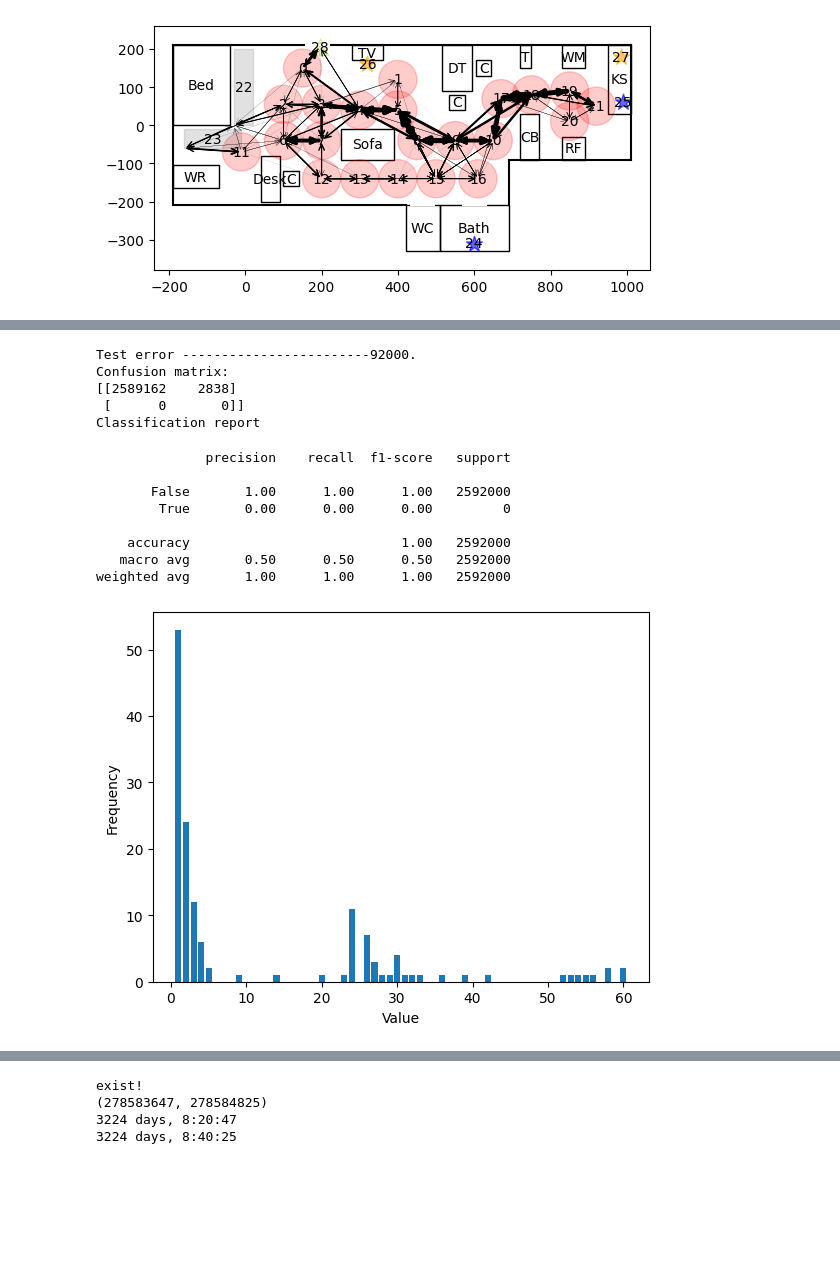
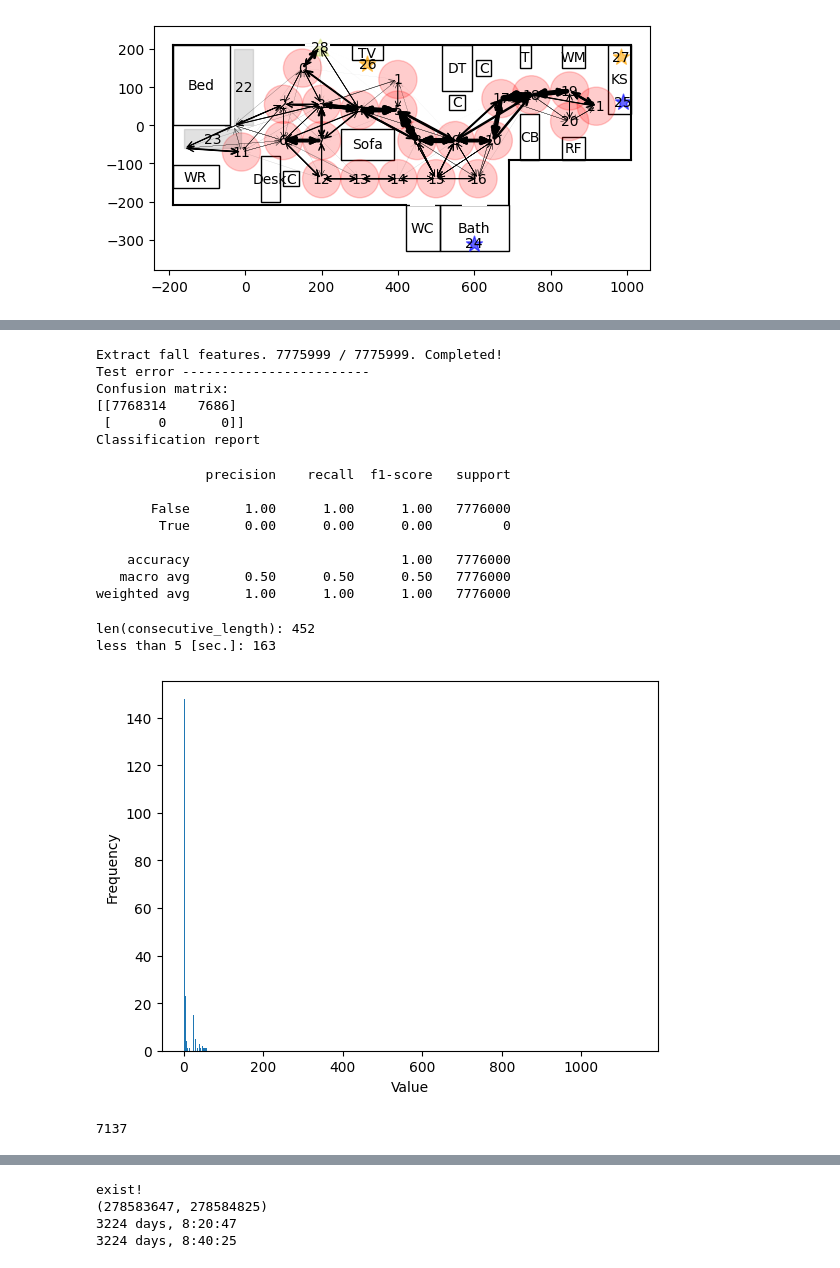
Before and after one commit to tanakai0/SensorDataSimulator, a Jupyter notebook: under_development.ipynb, the cells around one changed output, grey strips where cells are left out. Cells and saved outputs as stored; diff of their text form; code cells hidden in the pictures; blank space fills up the shorter version.

```diff
--- a/under_development.ipynb
+++ b/under_development.ipynb
@@ -3325,8 +3325,8 @@ def online_detection_test(classifier, path, data_type = "raw", time_step = 1, wi
 data_type = "raw"
 time_step = 1
 window_len = 121
-half_len = 5000
-# half_len = 30000
+# half_len = 5000
+half_len = 30000
 nrt_type = "instantaneous"
 
 # training data
@@ -3387,7 +3409,7 @@ weighted avg       1.00      1.00      1.00    451380
 # %%
 end = 9*360*24*60*60
-start = end - 30*24*60*60
-
+start = end - 3*30*24*60*60
+test_path = layout_database_path / "test_layout" / "test_data_4"
 y_test, y_pred = online_detection_test(decision_tree, test_path,
         data_type = data_type, time_step=time_step, window_len=window_len, nrt_type = nrt_type, data_range = (start, end), half_len = half_len)
 
@@ -3404,39 +3426,58 @@ print(confusion_matrix(y_test, y_pred))
 print("Classification report")
 print(classification_report(y_test, y_pred))
 # %% [output]
-Test error ------------------------92000.
+Extract fall features. 7775999 / 7775999. Completed!
+Test error ------------------------
 Confusion matrix:
-[[2589162    2838]
+[[7768314    7686]
  [      0       0]]
 Classification report
               precision    recall  f1-score   support
 
-       False       1.00      1.00      1.00   2592000
+       False       1.00      1.00      1.00   7776000
         True       0.00      0.00      0.00         0
 
-    accuracy                           1.00   2592000
-   macro avg       0.50      0.50      0.50   2592000
-weighted avg       1.00      1.00      1.00   2592000
+    accuracy                           1.00   7776000
+   macro avg       0.50      0.50      0.50   7776000
+weighted avg       1.00      1.00      1.00   7776000
 # %%
 import matplotlib.pyplot as plt
 
 true_regions = analysis.find_true_regions_in_ndarray(y_pred)
 consecutive_length = [r[1] - r[0] for r in true_regions]
+print(f"len(consecutive_length): {len(consecutive_length)}")
+seconds = 5
+less_than_num = 0
+for x in consecutive_length:
+    if x > seconds:
+        less_than_num += 1
+print(f"less than {seconds} [sec.]: {less_than_num}")
 
 sorted_one = sorted(consecutive_length)[:-1]
 plt.hist(sorted_one, bins=range(min(sorted_one), max(sorted_one) + 2), align='left', rwidth=0.8)
 
 # X軸に表示する値の設定
 # plt.xticks(range(min(new), max(new) + 1))
 
 # タイトルと軸ラベルの追加
 plt.xlabel('Value')
 plt.ylabel('Frequency')
 
 # ヒストグラムの表示
 plt.show()
 # %% [output]
+len(consecutive_length): 452
+less than 5 [sec.]: 163
-[figure, old version]
+[figure, new version]
+# %%
+_sum = 0
+for x in consecutive_length:
+    # _sum += x
+    if x > 5:
+        _sum += x
+print(_sum)
+# %% [output]
+7137
 # %%
 interval = 5
 
```
Also changed, not shown: parts of 3 cells of this notebook, 1 other file.
